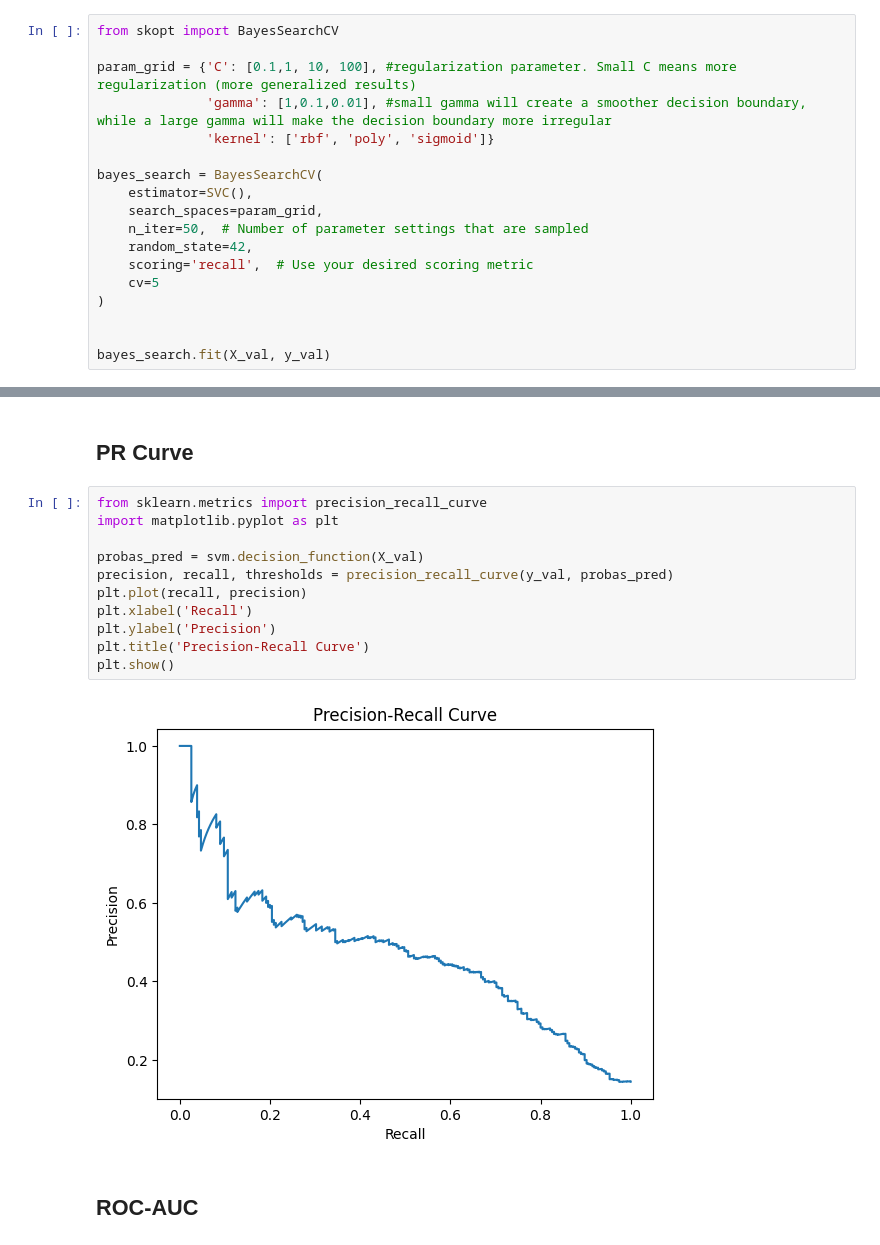
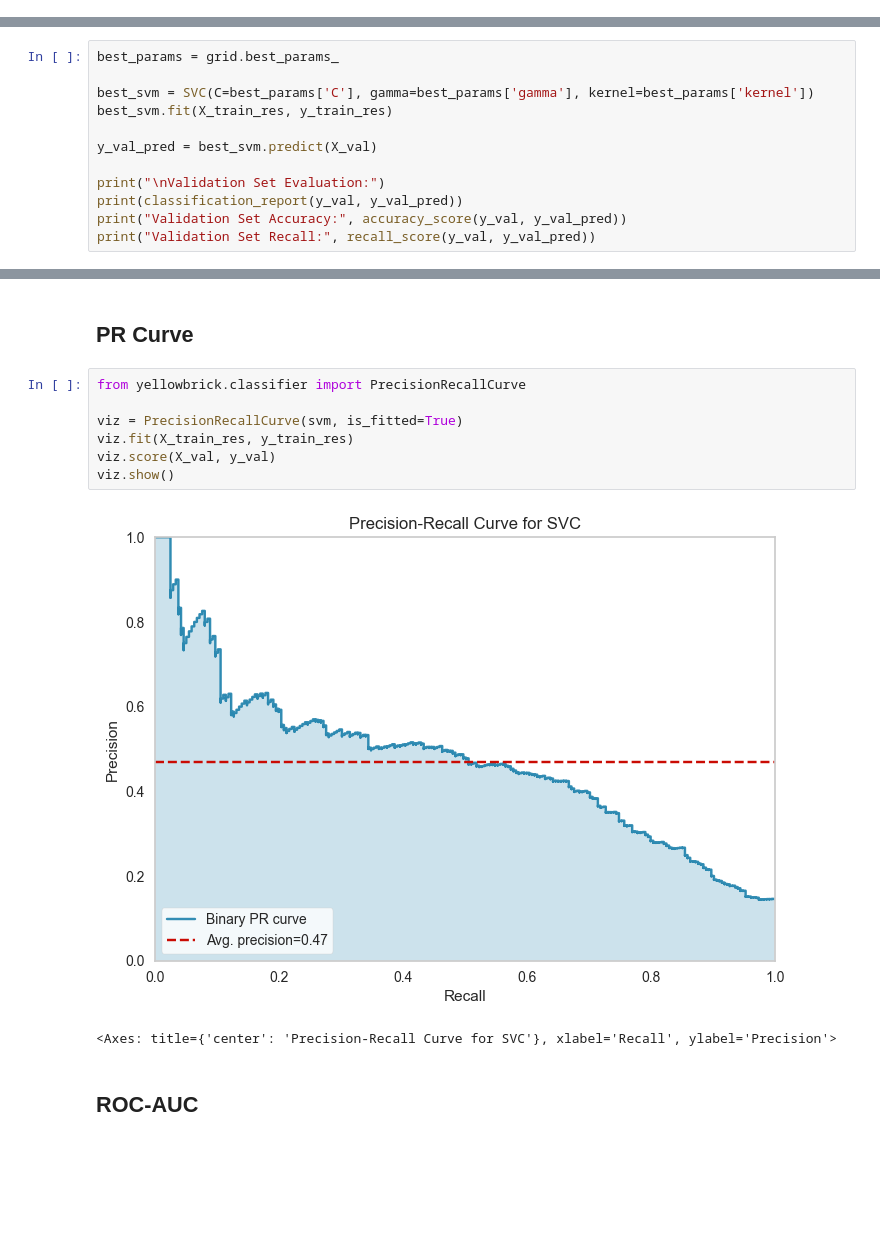
Before and after one commit to McGill-MMA-EnterpriseAnalytics/customer_churn_2024, a Jupyter notebook: Modelling/SVM, stacking.ipynb, the cells around one changed output, grey strips where cells are left out. Saved outputs shown, nothing was run; the diff lists cells and outputs as text; blank space fills up the shorter version.

```diff
--- a/Modelling/SVM, stacking.ipynb
+++ b/Modelling/SVM, stacking.ipynb
@@ -77,18 +81,0 @@ KeyboardInterrupt:
-# %%
-from skopt import BayesSearchCV
-
-param_grid = {'C': [0.1,1, 10, 100], #regularization parameter. Small C means more regularization (more generalized results)
-              'gamma': [1,0.1,0.01], #small gamma will create a smoother decision boundary, while a large gamma will make the decision boundary more irregular
-              'kernel': ['rbf', 'poly', 'sigmoid']}
-
-bayes_search = BayesSearchCV(
-    estimator=SVC(),
-    search_spaces=param_grid,
-    n_iter=50,  # Number of parameter settings that are sampled
-    random_state=42,
-    scoring='recall',  # Use your desired scoring metric
-    cv=5
-)
-
-
-bayes_search.fit(X_val, y_val)
@@ -99,0 +88,12 @@ The aliases was originally deprecated in NumPy 1.20; for more details and guidan
+# %%
+best_params = grid.best_params_
+
+best_svm = SVC(C=best_params['C'], gamma=best_params['gamma'], kernel=best_params['kernel'])
+best_svm.fit(X_train_res, y_train_res)
+
+y_val_pred = best_svm.predict(X_val)
+
+print("\nValidation Set Evaluation:")
+print(classification_report(y_val, y_val_pred))
+print("Validation Set Accuracy:", accuracy_score(y_val, y_val_pred))
+print("Validation Set Recall:", recall_score(y_val, y_val_pred))
@@ -101,19 +137,16 @@ The aliases was originally deprecated in NumPy 1.20; for more details and guidan
 ## Validation
 # %% [markdown]
 ## PR Curve
-# %%
-from sklearn.metrics import precision_recall_curve
-import matplotlib.pyplot as plt
-
-probas_pred = svm.decision_function(X_val)
-precision, recall, thresholds = precision_recall_curve(y_val, probas_pred)
-plt.plot(recall, precision)
-plt.xlabel('Recall')
-plt.ylabel('Precision')
-plt.title('Precision-Recall Curve')
-plt.show()
-# %% [output]
-[figure, removed]
+# %%
+from yellowbrick.classifier import PrecisionRecallCurve
+
+viz = PrecisionRecallCurve(svm, is_fitted=True)
+viz.fit(X_train_res, y_train_res)
+viz.score(X_val, y_val)
+viz.show()
+# %% [output]
+[figure, added]
+<Axes: title={'center': 'Precision-Recall Curve for SVC'}, xlabel='Recall', ylabel='Precision'>
 # %% [markdown]
 ## ROC-AUC
 # %%
```
Also changed, not shown: parts of 11 cells of this notebook.
